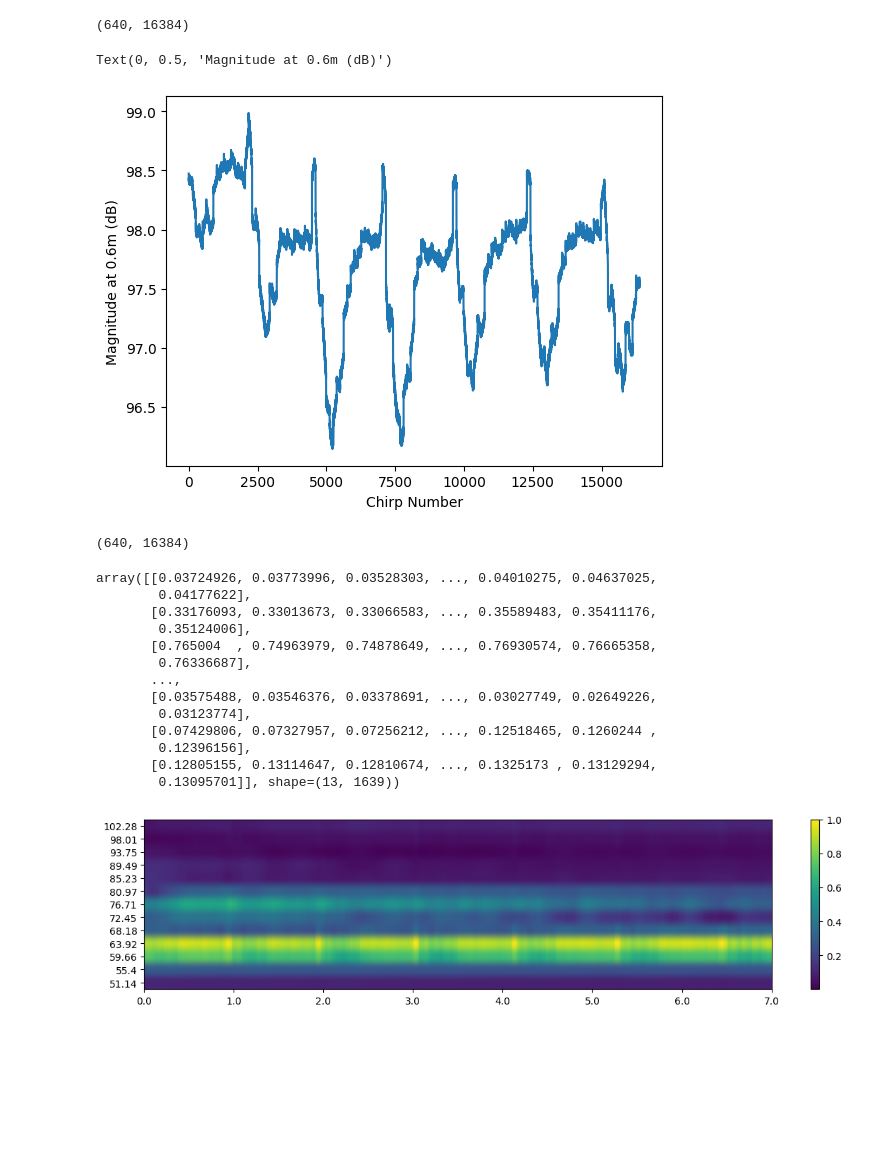
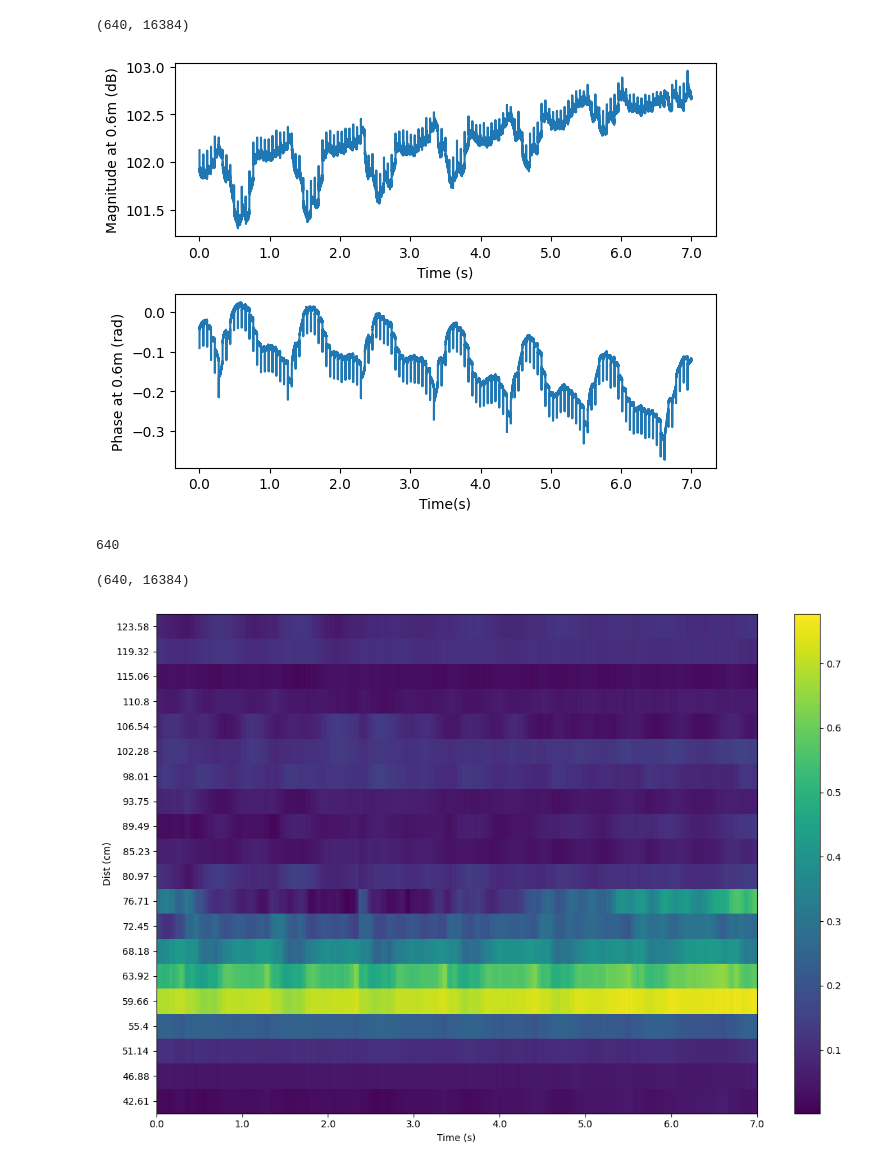
Before and after one commit to manavjeetsingh/mmWaveDataExtraction, a Jupyter notebook: rawDataProcessing1Rx1TxHighRes.ipynb, the cells around one changed output. Cells and saved outputs as stored; diff of their text form; code cells hidden in the pictures; blank space fills up the shorter version.

```diff
--- a/rawDataProcessing1Rx1TxHighRes.ipynb
+++ b/rawDataProcessing1Rx1TxHighRes.ipynb
@@ -9,7 +9,7 @@ from dcalib import read_dca1000
 # fileName="Sitting1Tx1Rx/static_sitting_no_breathing3.bin"
 # fileName="Sitting1Tx1Rx/nothing.bin"
 # fileName="11_30/11_30_forward_nobreathing_58cm_3_Raw_0.bin"
-fileName="11_30/11_30_highres_nomovement_nobreathing_59cm_4.bin"
+fileName="11_30/11_30_highres_nomovement_nobreathing_59cm_3.bin"
 # fileName="11_30/12_30_highres_metalObject_59cm_3.bin"
 num_samples=640
 dca_out=read_dca1000(fileName,num_adc_samples = 640, num_adc_bits = 16, num_rx=1)
@@ -118,8 +129,9 @@ def rangeFFT(signal, plot=False):
     global range_max
     num_samples = len(signal)
     window = np.hanning(num_samples)
-    signal_windowed = signal * window
+    signal_windowed = signal
     y=np.fft.fft(signal_windowed)
+    # print(len(signal_windowed), len(y))
     fft_magnitude = magnitude_db(y,)
     # fft_magnitude = magnitude_dbfs(y,adc_bits=16)
 
@@ -137,7 +149,8 @@ def rangeFFT(signal, plot=False):
         # plt.xlabel('Frequency (Hz) / Range Bins')
         plt.xlabel('Distances (m)')
         plt.ylabel('Magnitude (dB)')
-        plt.xticks(np.arange(0,range_max,5))
+        plt.xticks(np.arange(0,range_max//2,1))
+        plt.xlim([0,range_max//2])
         plt.grid(True)
         plt.axvline(x=0.6, color='r', linestyle='--', alpha=0.5)
         plt.show()
@@ -172,64 +185,70 @@ rangeFFTAcrossChirps.shape
 # %%
 # plt.plot(np.arange(rangeFFTAcrossChirps.shape[1]),magnitude_db(rangeFFTAcrossChirps[3,:]))
 # plt.plot(np.arange(len(magAtXXcm[:])),magAtXXcm[:])
+
+# --- Create x-ticks for 0–7 seconds ---
+total_time = 7  # seconds
+num_ticks = 8   # ticks at 0,1,2,...,7 sec
+
+tick_positions = np.linspace(0, rangeFFTAcrossChirps.shape[1]-1, num_ticks)
+tick_labels = np.linspace(0, total_time, num_ticks)
+
+plt.subplot(2,1,1)
 plt.plot(np.arange(len(magAtXXcm[:])),magnitude_db(rangeFFTAcrossChirps[distance_idx,:]))
-plt.xlabel('Chirp Number')
+plt.xlabel('Time (s)')
 plt.ylabel(f'Magnitude at {np.round(distances[distance_idx],2)}m (dB)')
+plt.xticks(tick_positions, tick_labels)
+
+plt.subplot(2,1,2)
+plt.plot(np.arange(len(magAtXXcm[:])),np.angle(rangeFFTAcrossChirps[distance_idx,:]))
+plt.xlabel('Time(s)')
+plt.ylabel(f'Phase at {np.round(distances[distance_idx],2)}m (rad)')
+plt.tight_layout()
+plt.xticks(tick_positions, tick_labels)
+plt.show()
 # %% [output]
-Text(0, 0.5, 'Magnitude at 0.6m (dB)')
-[figure, old version]
+[figure, new version]
+# %%
+len(distances)
+# %% [output]
+640
 # %%
 rangeFFTAcrossChirps.shape
 # %% [output]
 (640, 16384)
-# %%
-rangeFFTAcrossChirps_norm[idxes,::10]
-# %% [output]
-array([[0.03724926, 0.03773996, 0.03528303, ..., 0.04010275, 0.04637025,
-        0.04177622],
-       [0.33176093, 0.33013673, 0.33066583, ..., 0.35589483, 0.35411176,
-        0.35124006],
-       [0.765004  , 0.74963979, 0.74878649, ..., 0.76930574, 0.76665358,
-        0.76336687],
-       ...,
-       [0.03575488, 0.03546376, 0.03378691, ..., 0.03027749, 0.02649226,
-        0.03123774],
-       [0.07429806, 0.07327957, 0.07256212, ..., 0.12518465, 0.1260244 ,
-        0.12396156],
-       [0.12805155, 0.13114647, 0.12810674, ..., 0.1325173 , 0.13129294,
-        0.13095701]], shape=(13, 1639))
 # %%
 import numpy as np
 import matplotlib.pyplot as plt
 
 # Example 2D array (replace with your own)
 
 distances=np.array(distances)
-plt.figure(figsize=(12, 3))
-idxes=np.arange(12,25)
+plt.figure(figsize=(12, 8))
+idxes=np.arange(10,30)
 x_idxes=np.arange(0,rangeFFTAcrossChirps.shape[1])
 rangeFFTAcrossChirps_abs=np.abs(rangeFFTAcrossChirps)
 rangeFFTAcrossChirps_norm=(rangeFFTAcrossChirps_abs - np.min(rangeFFTAcrossChirps_abs))/(np.max(rangeFFTAcrossChirps_abs)-np.min(rangeFFTAcrossChirps_abs))
-plt.imshow((rangeFFTAcrossChirps_norm[idxes[:, None], x_idxes]), aspect='auto', cmap='viridis', origin='lower')
+plt.imshow((rangeFFTAcrossChirps_norm[idxes[:, None], x_idxes]), aspect='auto', cmap='viridis', origin='lower',  interpolation='nearest')
 # plt.imshow(magnitude_db(rangeFFTAcrossChirps[idxes,:]), aspect='auto', cmap='viridis', origin='lower')
 
 yticks = np.arange(len(rangeFFTAcrossChirps[idxes]))        # positions 0..19
 ytick_labels = np.round(distances[idxes]*100,2)                  # your labels
 plt.yticks(yticks, ytick_labels)
 
 
 
 # --- Create x-ticks for 0–7 seconds ---
 total_time = 7  # seconds
 num_ticks = 8   # ticks at 0,1,2,...,7 sec
 
 tick_positions = np.linspace(0, rangeFFTAcrossChirps[:,x_idxes].shape[1]-1, num_ticks)
 tick_labels = np.linspace(0, total_time, num_ticks)
 
 plt.xticks(tick_positions, tick_labels)
-
+plt.xlabel("Time (s)")
+plt.ylabel("Dist (cm)")
 plt.colorbar()
 plt.tight_layout()
 plt.show()
 # %% [output]
-[figure, old version]
+[figure, new version]
```
Also changed, not shown: parts of 14 cells of this notebook, 5 other files.
